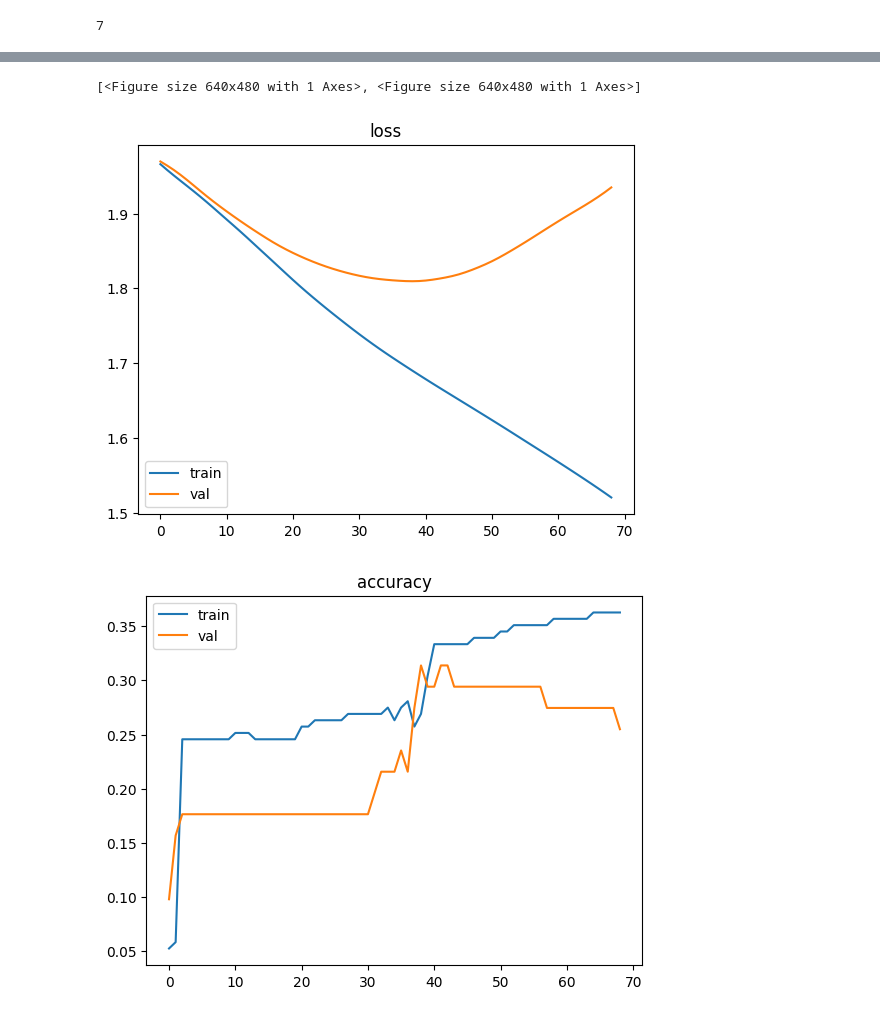
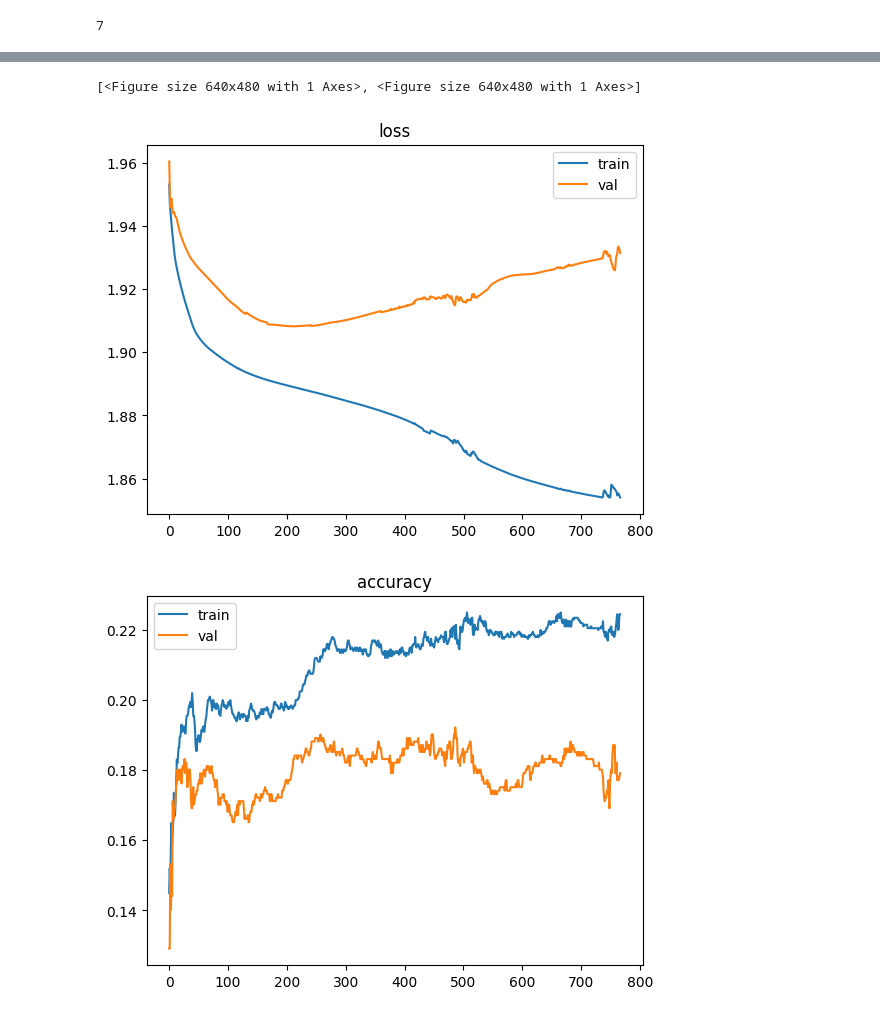
Before and after one commit to avantipova/oasisnn, a Jupyter notebook: dev/bahdanaudec_1.ipynb, the cells around one changed output, grey strips where cells are left out. Saved outputs shown, nothing was run; the diff lists cells and outputs as text; code cells hidden in the pictures.

Commit message:
decoding on all data clean

```diff
--- a/dev/bahdanaudec_1.ipynb
+++ b/dev/bahdanaudec_1.ipynb
@@ -268,0 +285,6 @@ fig = plot_distribution(one_hot_decoder(Y), title=f'N samples: {len(dataset)}')
+# %%
+Y = np.load('/home/user/Downloads/y_balanced_arousal_clean.npy')
+X = np.squeeze(np.load('/home/user/Downloads/X_balanced_arousal_time_clean.npy'))
+dataset = EpochsDataset((X, Y), savepath='../datasets/valence_all')
+train, test = torch.utils.data.random_split(dataset, [.7, .3])
+fig = plot_distribution(one_hot_decoder(Y), title=f'N samples: {len(dataset)}')
@@ -269,5 +293,5 @@ fig = plot_distribution(one_hot_decoder(Y), title=f'N samples: {len(dataset)}')
 # %%
-X, Y = next(iter(DataLoader(dataset, 1)))
+X, Y = next(iter(DataLoader(train, 1)))
 # %%
 X.shape, (X.min(), X.mean(), X.std(), X.max()), Y.shape, Y, torch.argmax(Y)
 # %% [output]
@@ -291,7 +319,7 @@ class TinyNet(BaseModel):
         n_outputs: int
     ):
         super().__init__()
-        self.linear = nn.Linear(n_times, n_times//10)
+        # self.linear = nn.Linear(n_times, n_times//10)
         self.attn_net = EncoderDecoderLSTM(
             input_size=input_size,
             encoder_hidden_size=encoder_hidden_size,
@@ -299,6 +327,7 @@ class TinyNet(BaseModel):
             attention_size=attention_size
         )
         self.fc_layer = nn.Linear(decoder_hidden_size*n_times//10, n_outputs)
+        self.fc_layer = nn.Linear(decoder_hidden_size*n_times, n_outputs)
 
 
     def forward(self, x: torch.Tensor):
@@ -334,6 +363,16 @@ optimizer = torch.optim.AdamW
 
 # loss = torch.nn.BCEWithLogitsLoss()
 loss = torch.nn.CrossEntropyLoss()
+    # weight=torch.tensor([
+    #     1., # 0
+    #     1., # 1
+    #     1., # 2
+    #     .5, # 3
+    #     .5, # 4
+    #     1., # 5
+    #     1., # 6
+    # ])
+# )
 
 metric = accuracy
 
@@ -343,7 +382,7 @@ model.compile(
     metric,
     callbacks=[
         PrintingCallback(),
-        EarlyStopping(monitor='loss_val', patience=30, restore_best_weights=True),
+        EarlyStopping(monitor='loss_train', patience=30, restore_best_weights=False),
         # L2Reg('linear.weight', .001)
     ]
 )
@@ -357,6 +396,6 @@ import sys
 if hasattr(sys.stdout, 'file'):
   sys.stdout = sys.stdout.file
 # %%
-history = model.fit(train, n_epochs=150, batch_size=200, val_batch_size=60)
+history = model.fit(train, n_epochs=1500, batch_size=400, val_batch_size=200)
 plot_metrics(history)
 # %% [output]
@@ -380,6 +419,6 @@ The training loop was completed at epoch 70 due to an interruption
 [<Figure size 640x480 with 1 Axes>, <Figure size 640x480 with 1 Axes>]
-[figure, old version]
+[figure, new version]
-[figure, old version]
+[figure, new version]
 # %%
 train_result = model.evaluate(train)
 result = model.evaluate(test)
```
Also changed, not shown: parts of 15 cells of this notebook, 1 other file.
